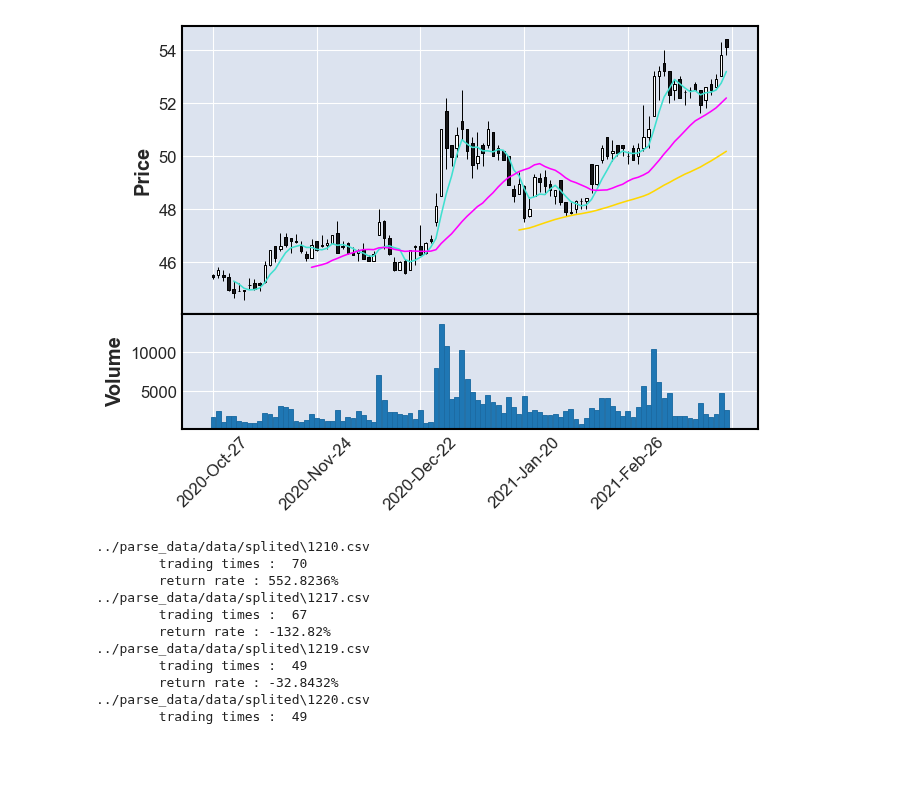
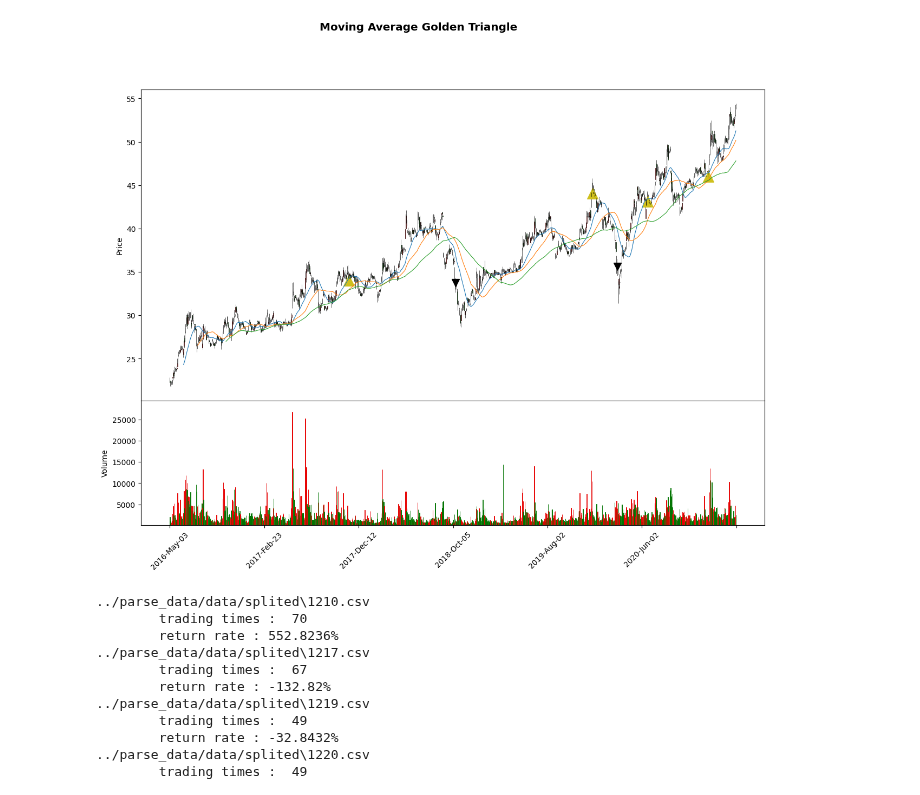
Before and after one commit to a23956491z/backtesting-project, a Jupyter notebook: scratch/main.ipynb, the cells around one changed output. Drawn from its saved outputs; the diff is of its cells as text; code cells hidden in the pictures; blank space fills up the shorter version.

```diff
--- a/scratch/main.ipynb
+++ b/scratch/main.ipynb
@@ -1,6 +1,6 @@
 # %%
 ########  TESTING BLOCK  ########
-GLOBAL_TEST_FILE = data_file
+GLOBAL_TEST_FILE ="../parse_data/data/splited/1210.csv"
 ########  TESTING BLOCK  ########
 # %%
 """
@@ -281,7 +310,7 @@ def pure_KD(ticker, RSVn = 9,
                         short_stop_loss=True,):
 
     dw = ticker
-    dw['slowk'], dw['slowd'] = indicator.KD(ticker, RSVn, RSVt, Kt)
+    dw['slowk'], dw['slowd'] = KD(ticker, RSVn, RSVt, Kt)
 
     dw['signal'] = 0.0
     dw['signal'][RSVn:]  = np.where((dw['slowk'][RSVn:]
@@ -304,13 +333,19 @@ def pure_KD(ticker, RSVn = 9,
         # k 向下穿出並小於低點線就賣出
         dw['sell'] = np.where((dw['slowk'] < lowerBound) & (dw['positon'] == -1 ), 1.0, 0.0)
 
-    dw.iloc[:, 0] = pd.to_datetime(stocks.iloc[:, 0], format = "%d/%m/%Y")
 
-    #取最新100筆資料
-    dw = stocks.tail(100)
+    # 把 KD指標的圖放到第二個 panel 內
+    plots = [
+        # '#c2c42d' 是金色
+        mpf.make_addplot(dw['slowk'], panel = 1, color='#c2c42d', title='K(yellow), D(blue)'),
+        mpf.make_addplot(dw['slowd'], panel = 1, color='blue'),
+    ]
 
-    #繪圖 (股票資料、印出成交量、設定風格(蠟燭圖)、移動平均線(5, 20, 60))
-    mpf.plot(dw, volume = True, type = 'candle', mav = (5, 20, 60))
+    plots_add_sell_buy( plots, signal_points_generator(dw))
+    #繪圖 (股票資料、印出成交量、設定風格(蠟燭圖))
+    mpf.plot(dw, **MPF_KWARGS, addplot = plots, title = 'KD Indicator')
+
+
     return dw
 
 """
@@ -371,6 +406,17 @@ def tripleMA_stopLoss(  ticker,
 
     # 賣出信號 僅使用移動停損
     dw = moving_stop_loss(dw, 0.2)
+
+    plots = []
+    plots_add_sell_buy( plots, signal_points_generator(dw))
+    #繪圖 (股票資料、印出成交量、設定風格(蠟燭圖))
+    AVG_KWARGS = dict(type = 'candle',
+                      mav = (ma_window_short,ma_window_mid,ma_window_long) ,
+                      figscale = 2,
+                      volume = True,
+                      style = MPF_STYLESET,
+                      scale_width_adjustment = dict(volume = 0.75))
+    mpf.plot(dw, **AVG_KWARGS, addplot = plots, title = 'Moving Average Golden Triangle')
     return dw
 
 """
@@ -391,38 +437,37 @@ def WMR(ticker, n = 14, tolerence_interval = 4, upperBound = 80, lowerBound = 20
 
     # n 天內最高收盤價
     dw['current_high'] = dw['Close'].rolling(n).max()
     # n 天內最低收盤價
     dw['current_low'] = dw['Close'].rolling(n).min()
 
     # 威廉指標
     dw['W%R'] = (dw['current_high'] - dw['Close'])/(dw['current_high']-dw['current_low'])*100
 
     # tolerence_interval 期間內最高收盤價
     dw['HIGH_current_high'] =  dw['High'].rolling(tolerence_interval).max()
 
     # 是近期最高，且低於地點線，買入
     dw['buy'] = np.where((dw['W%R'] < lowerBound) & (dw['High'] == dw['HIGH_current_high'] ), 1.0, 0.0)
 
     # 是否進行移動停損
     if short_stop_loss:
         dw = moving_stop_loss(dw, 0.2)
     else :
 
         # 不是近期最高，且高於高點線，賣出
         dw['sell'] = np.where((dw['W%R'] > upperBound) & (dw['High'] != dw['HIGH_current_high']  ), 1.0, 0.0)
 
 
     return dw
 
 
 ########  TESTING BLOCK  ########
-data_file = "../parse_data/data/splited/1210.csv"
-ticker = readStock_file(data_file)
-ticker = ticker.tail(100)
-mpf.plot(ticker, volume = True, type = 'candle', mav = (5, 20, 60))
+ticker = readStock_file(GLOBAL_TEST_FILE)
+ticker = ticker.tail(1200)
+signals = tripleMA_stopLoss(ticker,30,60,120,30)
 ########  TESTING BLOCK  ########
 # %% [output]
-[figure, old version]
+[figure, new version]
 # %%
 """
 main()的部分
```
Also changed, not shown: parts of 1 cell of this notebook, 1 other file.
